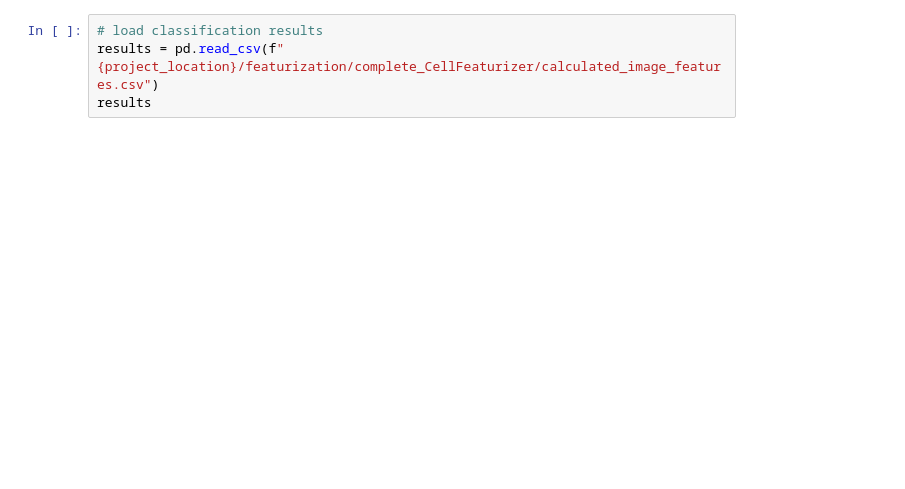
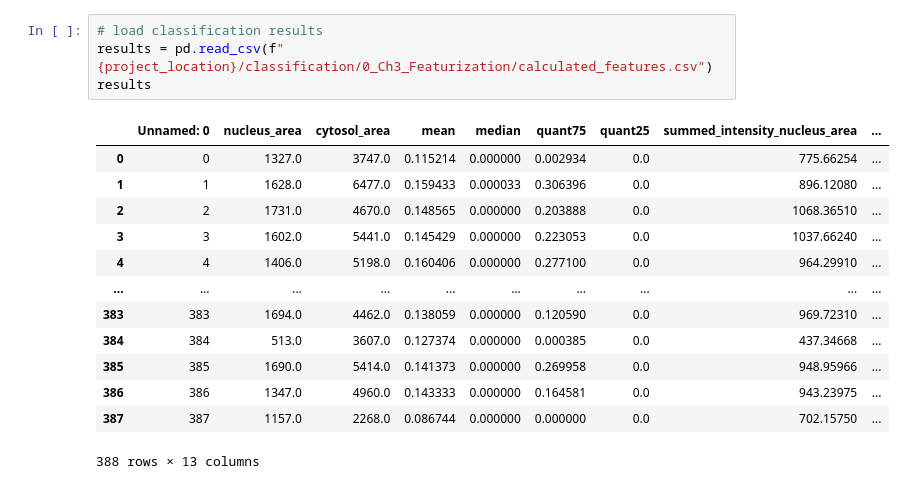
Before and after one commit to MannLabs/scPortrait-notebooks, a Jupyter notebook: example_projects/example_1/processing_notebook_sharded.ipynb, the cells around one changed output. Cells and saved outputs as stored; diff of their text form; blank space fills up the shorter version.

```diff
--- a/example_projects/example_1/processing_notebook_sharded.ipynb
+++ b/example_projects/example_1/processing_notebook_sharded.ipynb
@@ -142,4 +257,18 @@ project.featurize()
 # %%
 # load classification results
-results = pd.read_csv(f"{project_location}/featurization/complete_CellFeaturizer/calculated_image_features.csv")
+results = pd.read_csv(f"{project_location}/classification/0_Ch3_Featurization/calculated_features.csv")
 results
+# %% [output]
+|  | Unnamed: 0 | nucleus_area | cytosol_area | mean | median | quant75 | quant25 | summed_intensity_nucleus_area | ... |
+| 0 | 0 | 1327.0 | 3747.0 | 0.115214 | 0.000000 | 0.002934 | 0.0 | 775.66254 | ... |
+| 1 | 1 | 1628.0 | 6477.0 | 0.159433 | 0.000033 | 0.306396 | 0.0 | 896.12080 | ... |
+| 2 | 2 | 1731.0 | 4670.0 | 0.148565 | 0.000000 | 0.203888 | 0.0 | 1068.36510 | ... |
+| 3 | 3 | 1602.0 | 5441.0 | 0.145429 | 0.000000 | 0.223053 | 0.0 | 1037.66240 | ... |
+| 4 | 4 | 1406.0 | 5198.0 | 0.160406 | 0.000000 | 0.277100 | 0.0 | 964.29910 | ... |
+| ... | ... | ... | ... | ... | ... | ... | ... | ... | ... |
+| 383 | 383 | 1694.0 | 4462.0 | 0.138059 | 0.000000 | 0.120590 | 0.0 | 969.72310 | ... |
+| 384 | 384 | 513.0 | 3607.0 | 0.127374 | 0.000000 | 0.000385 | 0.0 | 437.34668 | ... |
+| 385 | 385 | 1690.0 | 5414.0 | 0.141373 | 0.000000 | 0.269958 | 0.0 | 948.95966 | ... |
+| 386 | 386 | 1347.0 | 4960.0 | 0.143333 | 0.000000 | 0.164581 | 0.0 | 943.23975 | ... |
+| 387 | 387 | 1157.0 | 2268.0 | 0.086744 | 0.000000 | 0.000000 | 0.0 | 702.15750 | ... |
+388 rows × 13 columns
```
Also changed, not shown: parts of 11 cells of this notebook, 3 other files.
